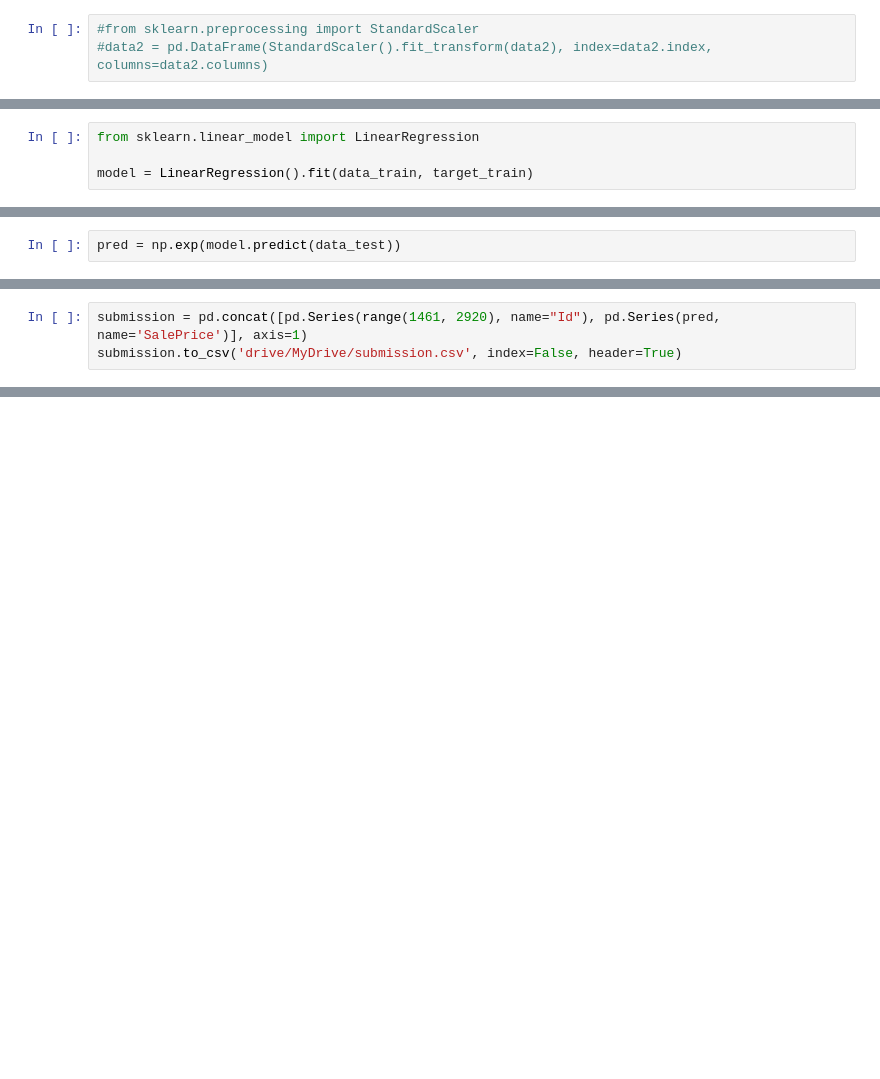
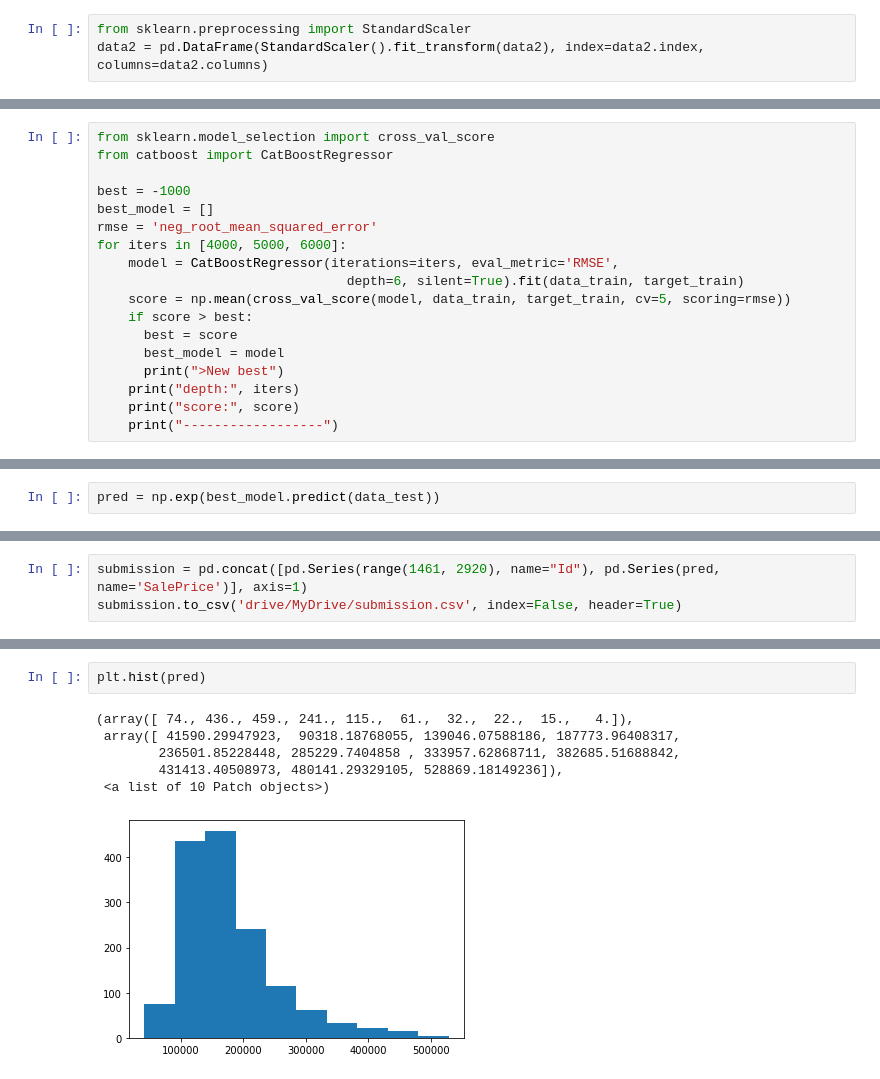
Before and after one commit to pear2jam/notebooks, a Jupyter notebook: Houses_Prices.ipynb, the cells around one changed output, grey strips where cells are left out. Drawn from its saved outputs; the diff is of its cells as text; blank space fills up the shorter version.

```diff
--- a/Houses_Prices.ipynb
+++ b/Houses_Prices.ipynb
@@ -140,6 +181,6 @@ data2 = pd.get_dummies(data1)
 # %%
-#from sklearn.preprocessing import StandardScaler
-#data2 = pd.DataFrame(StandardScaler().fit_transform(data2), index=data2.index, columns=data2.columns)
+from sklearn.preprocessing import StandardScaler
+data2 = pd.DataFrame(StandardScaler().fit_transform(data2), index=data2.index, columns=data2.columns)
 # %%
 plt.hist(target_train, bins=30)
 plt.plot()
@@ -159,7 +200,21 @@ plt.plot()
 # %%
 data_train = data2.loc[0:target_train.shape[0]-1, :]
 data_test = data2.loc[target_train.shape[0]:,]
-# %%
-from sklearn.linear_model import LinearRegression
-
-model = LinearRegression().fit(data_train, target_train)
+# %%
+from sklearn.model_selection import cross_val_score
+from catboost import CatBoostRegressor
+
+best = -1000
+best_model = []
+rmse = 'neg_root_mean_squared_error'
+for iters in [4000, 5000, 6000]:
+    model = CatBoostRegressor(iterations=iters, eval_metric='RMSE',
+                                depth=6, silent=True).fit(data_train, target_train)
+    score = np.mean(cross_val_score(model, data_train, target_train, cv=5, scoring=rmse))
+    if score > best:
+      best = score
+      best_model = model
+      print(">New best")
+    print("depth:", iters)
+    print("score:", score)
+    print("------------------")
@@ -166,5 +233,5 @@ model = LinearRegression().fit(data_train, target_train)
 # %%
-pred = np.exp(model.predict(data_test))
+pred = np.exp(best_model.predict(data_test))
 # %%
 max(pred)
 # %% [output]
@@ -182,0 +242,9 @@ submission.to_csv('drive/MyDrive/submission.csv', index=False, header=True)
+# %%
+plt.hist(pred)
+# %% [output]
+(array([ 74., 436., 459., 241., 115.,  61.,  32.,  22.,  15.,   4.]),
+ array([ 41590.29947923,  90318.18768055, 139046.07588186, 187773.96408317,
+        236501.85228448, 285229.7404858 , 333957.62868711, 382685.51688842,
+        431413.40508973, 480141.29329105, 528869.18149236]),
+ <a list of 10 Patch objects>)
+[figure, added]
```
Also changed, not shown: parts of 10 cells of this notebook.
